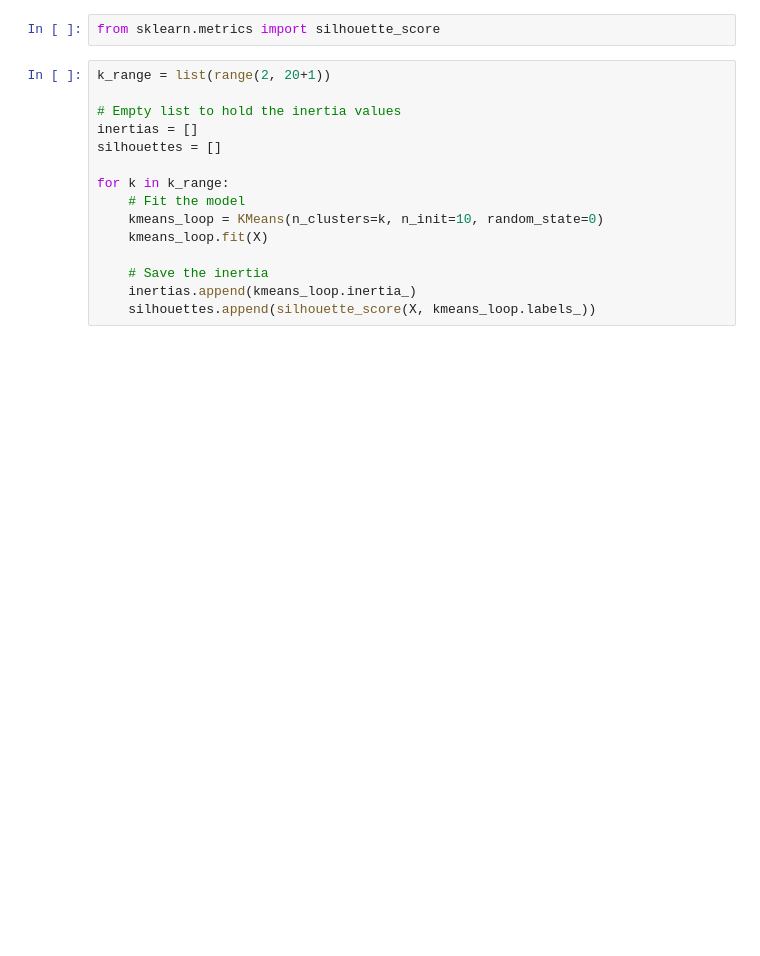
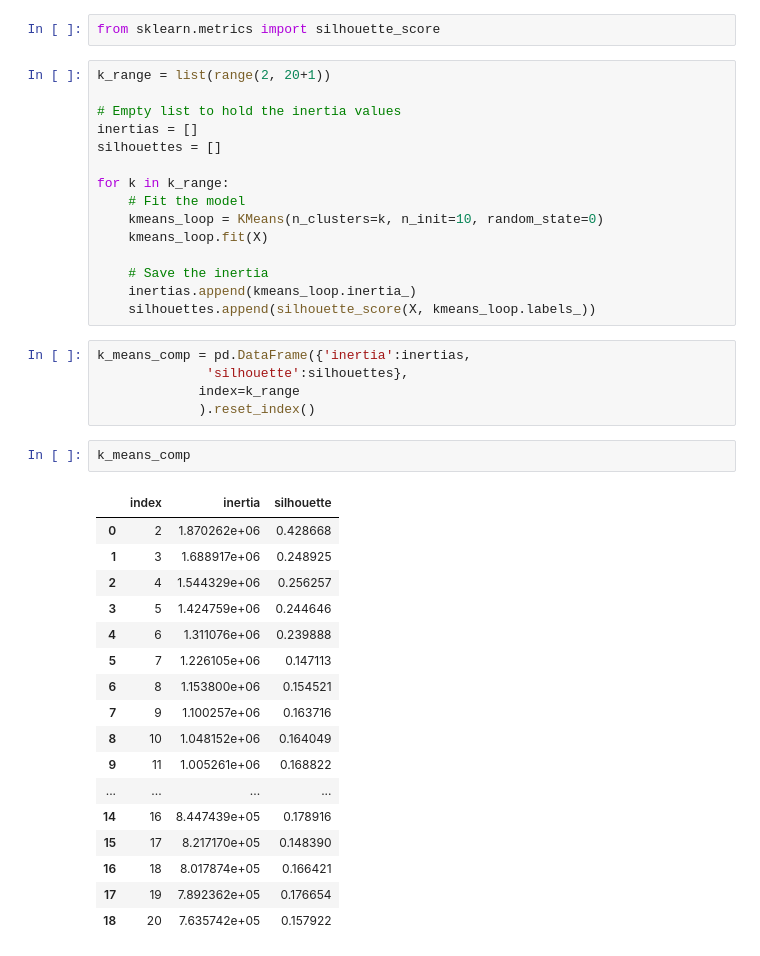
Before and after one commit to rbenzecry/SME-informal-sector-colombia, a Jupyter notebook: 01_emicron/02_models.ipynb, the cells around one changed output. Cells and saved outputs as stored; diff of their text form; blank space fills up the shorter version.

```diff
--- a/01_emicron/02_models.ipynb
+++ b/01_emicron/02_models.ipynb
@@ -134,3 +136,28 @@ for k in k_range:
     # Save the inertia
     inertias.append(kmeans_loop.inertia_)
     silhouettes.append(silhouette_score(X, kmeans_loop.labels_))
+# %%
+k_means_comp = pd.DataFrame({'inertia':inertias,
+              'silhouette':silhouettes},
+             index=k_range
+             ).reset_index()
+# %%
+k_means_comp
+# %% [output]
+|  | index | inertia | silhouette |
+| 0 | 2 | 1.870262e+06 | 0.428668 |
+| 1 | 3 | 1.688917e+06 | 0.248925 |
+| 2 | 4 | 1.544329e+06 | 0.256257 |
+| 3 | 5 | 1.424759e+06 | 0.244646 |
+| 4 | 6 | 1.311076e+06 | 0.239888 |
+| 5 | 7 | 1.226105e+06 | 0.147113 |
+| 6 | 8 | 1.153800e+06 | 0.154521 |
+| 7 | 9 | 1.100257e+06 | 0.163716 |
+| 8 | 10 | 1.048152e+06 | 0.164049 |
+| 9 | 11 | 1.005261e+06 | 0.168822 |
+| ... | ... | ... | ... |
+| 14 | 16 | 8.447439e+05 | 0.178916 |
+| 15 | 17 | 8.217170e+05 | 0.148390 |
+| 16 | 18 | 8.017874e+05 | 0.166421 |
+| 17 | 19 | 7.892362e+05 | 0.176654 |
+| 18 | 20 | 7.635742e+05 | 0.157922 |
```
Also changed, not shown: parts of 10 cells of this notebook.
